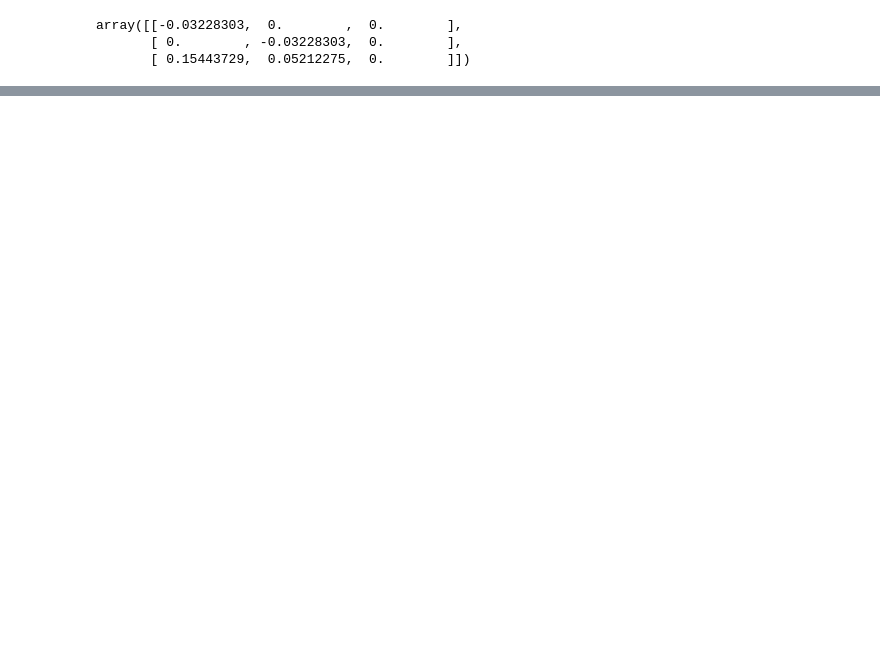
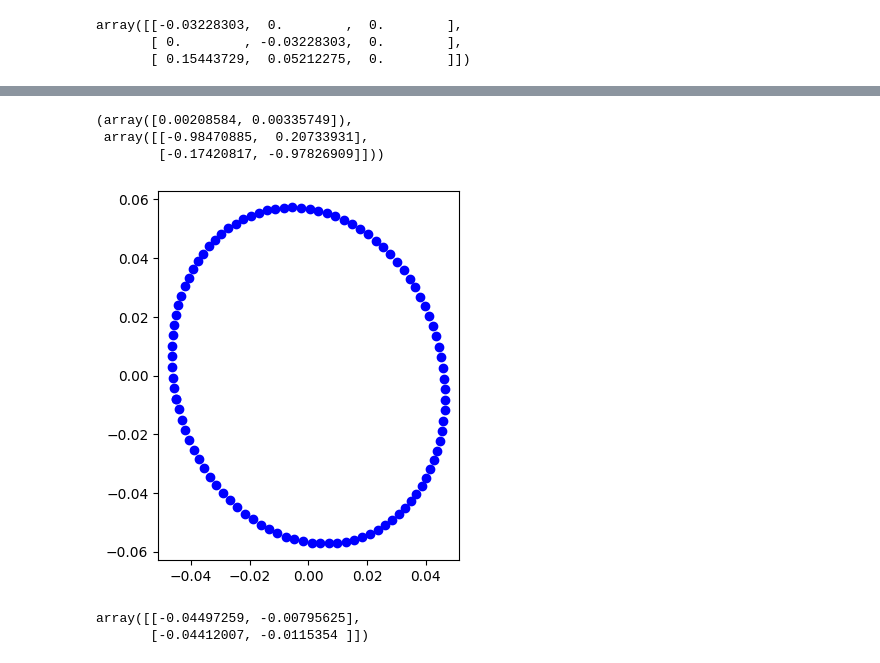
Before and after one commit to farqlia/UrbanViewsModeling, a Jupyter notebook: notebooks/Gaussian.ipynb, the cells around one changed output, grey strips where cells are left out. Drawn from its saved outputs; the diff is of its cells as text; code cells hidden in the pictures; blank space fills up the shorter version.

```diff
--- a/notebooks/Gaussian.ipynb
+++ b/notebooks/Gaussian.ipynb
@@ -351,0 +325,36 @@ plt.show()
+# %%
+eigenvalues, eigenvectors
+# %% [output]
+(array([0.00208584, 0.00335749]),
+ array([[-0.98470885,  0.20733931],
+        [-0.17420817, -0.97826909]]))
+# %%
+import numpy as np
+import matplotlib.pyplot as plt
+
+# Define the circle parameters
+r = 1  # radius
+theta = np.linspace(0, 2 * np.pi, 100)  # 100 points between 0 and 2pi
+
+# Parametric equations for the circle
+x = r * np.cos(theta)
+y = r * np.sin(theta)
+
+sphere_points = np.stack((x, y), axis=0).reshape(2, -1)
+sphere_points = (eigenvectors @ np.diag(np.sqrt(eigenvalues)) @ sphere_points).T
+
+# Use plt.scatter to plot the circle points
+plt.scatter(sphere_points[:, 0], sphere_points[:, 1], color='blue')
+
+# Set the aspect ratio to equal to ensure the circle isn't distorted
+plt.gca().set_aspect('equal', adjustable='box')
+
+# Show the plot
+plt.show()
+# %% [output]
+[figure, added]
+# %%
+sphere_points[:2]
+# %% [output]
+array([[-0.04497259, -0.00795625],
+       [-0.04412007, -0.0115354 ]])
```
Also changed, not shown: parts of 17 cells of this notebook, 2 other files.
